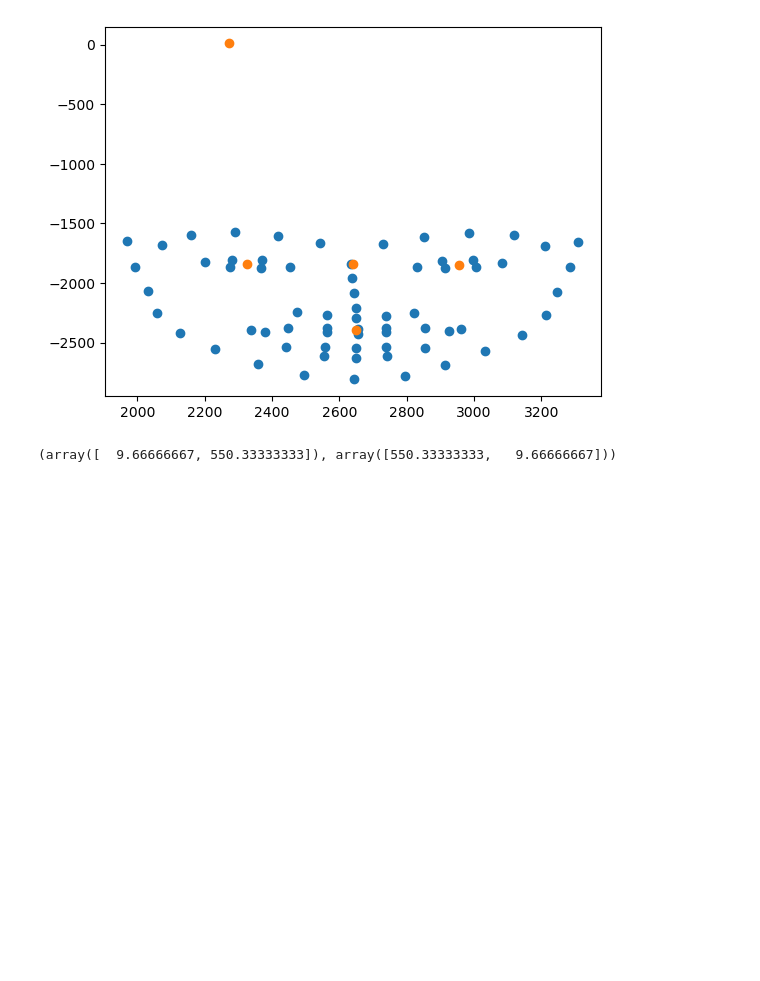
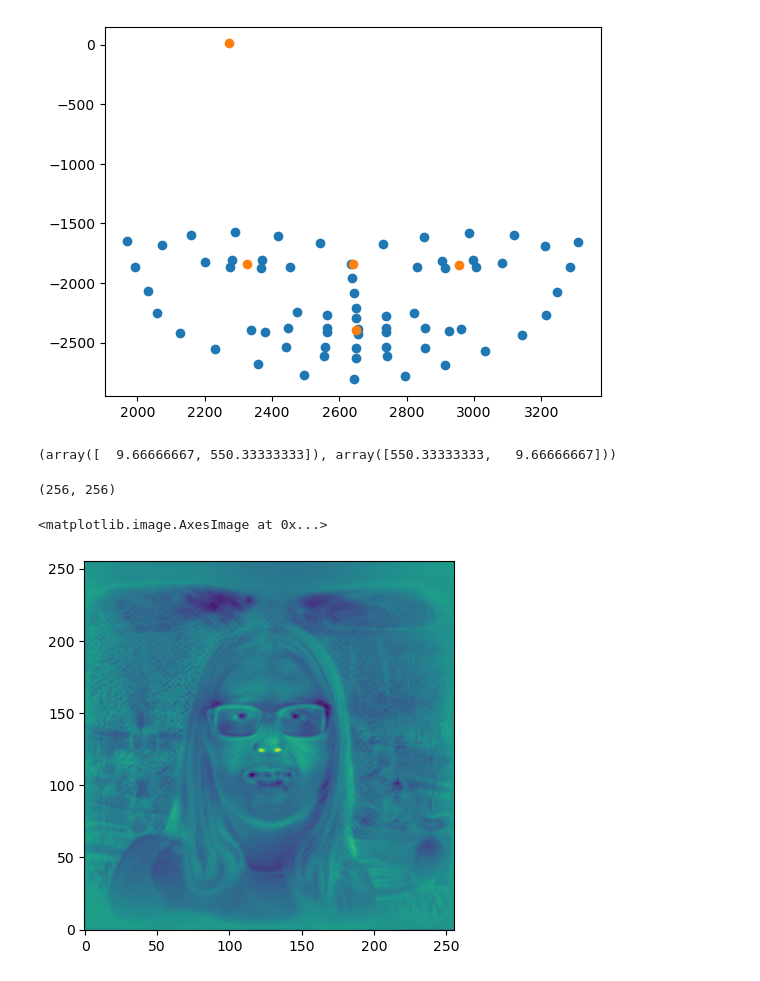
Before and after one commit to summertight/CS570-3DGANInversion, a Jupyter notebook: eg3d/metadata_check.ipynb, the cells around one changed output. Saved outputs shown, nothing was run; the diff lists cells and outputs as text; code cells hidden in the pictures; blank space fills up the shorter version.

```diff
--- a/eg3d/metadata_check.ipynb
+++ b/eg3d/metadata_check.ipynb
@@ -71,3 +71,17 @@ plt.scatter(core_pts[:,0], -core_pts[:,1])
 eye_to_mouth,np.flipud(eye_to_mouth)
 # %% [output]
 (array([  9.66666667, 550.33333333]), array([550.33333333,   9.66666667]))
+# %%
+tri_path ='/home/nas4_user/jaeseonglee/ICCV2023/eg3d/eg3d/triplane_sample.npy'
+import numpy as np
+triplane = np.load(tri_path)
+# %%
+one = triplane.squeeze(0)[0].sum(0)
+one = (one-one.min())/(one.max()-one.min())
+import matplotlib.pyplot as plt
+print(one.shape)
+plt.imshow(one,origin='lower')
+# %% [output]
+(256, 256)
+<matplotlib.image.AxesImage at 0x...>
+[figure, added]
```
Also changed, not shown: 10 other files.
